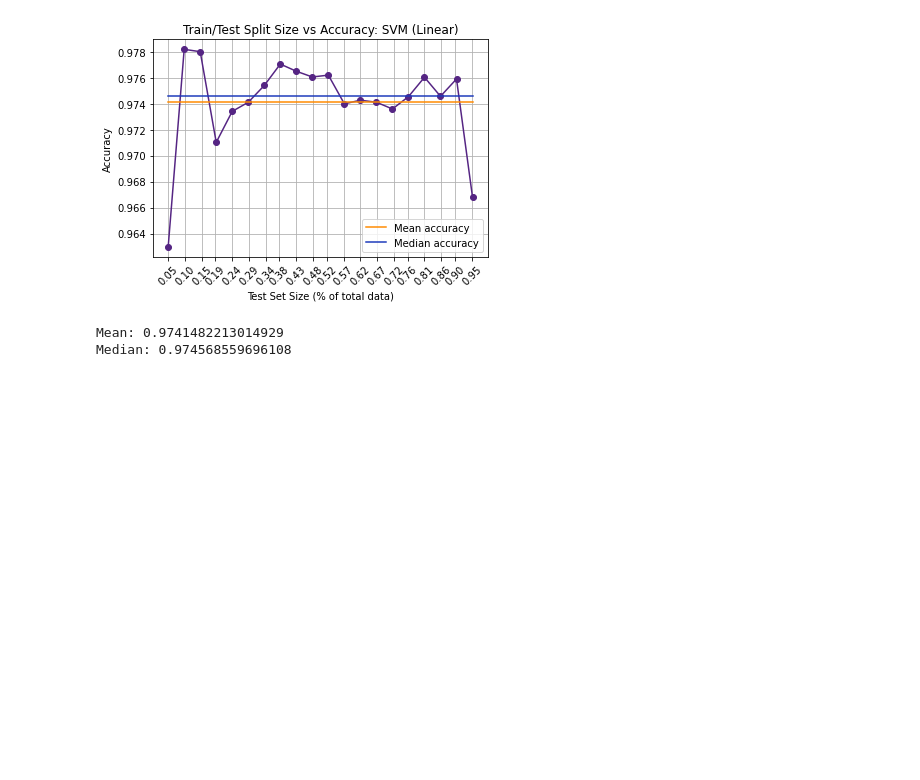
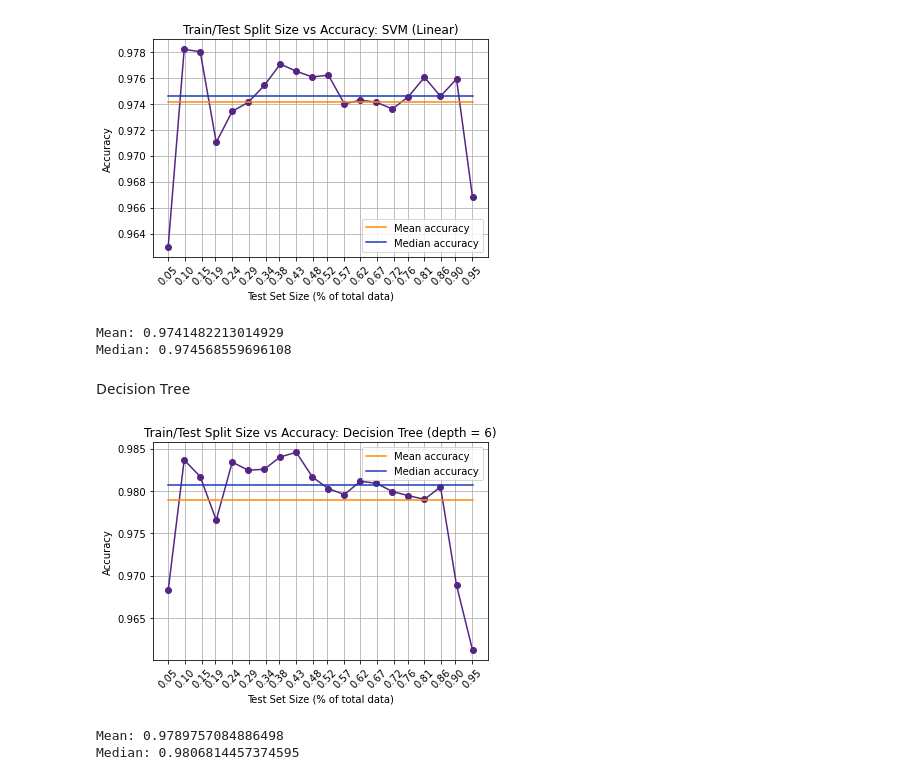
Before and after one commit to jerryadamsfranklin/brain-tumour-detection, a Jupyter notebook: trainTestSizeEffect.ipynb, the cells around one changed output. Cells and saved outputs as stored; diff of their text form; code cells hidden in the pictures; blank space fills up the shorter version.

Commit message:
added decision tree train/test effect

```diff
--- a/trainTestSizeEffect.ipynb
+++ b/trainTestSizeEffect.ipynb
@@ -110,3 +111,16 @@ sizeEffect(svm_linear, sizes, 'SVM (Linear)')
 [figure]
 Mean: 0.9741482213014929
 Median: 0.974568559696108
+# %% [markdown]
+Decision Tree
+# %%
+depth = 6
+dTree = DecisionTreeClassifier(criterion = 'gini', max_depth = depth)  # create model based on Gini impurity
+
+sizes = np.linspace(0.05, 1, num = 20, endpoint = False)  # test set sizes
+
+sizeEffect(dTree, sizes, 'Decision Tree (depth = {})'.format(depth))
+# %% [output]
+[figure, added]
+Mean: 0.9789757084886498
+Median: 0.9806814457374595
```
Also changed, not shown: parts of 1 cell of this notebook.
